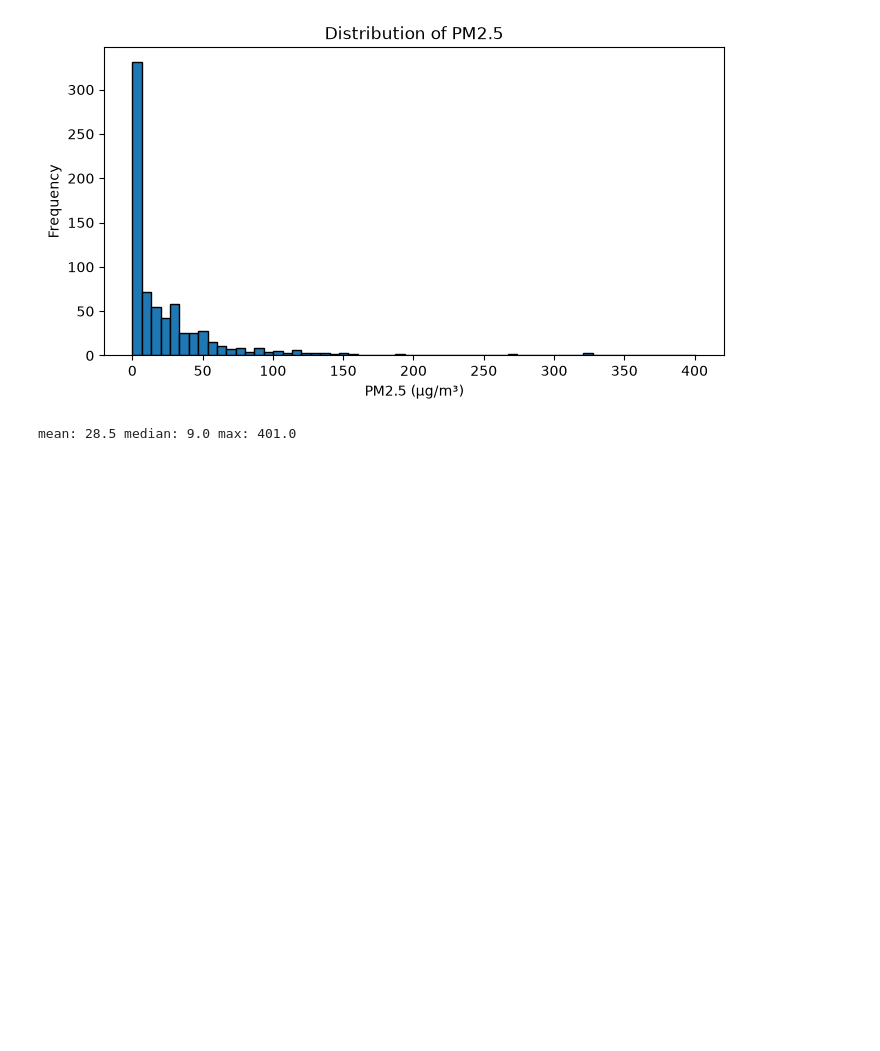
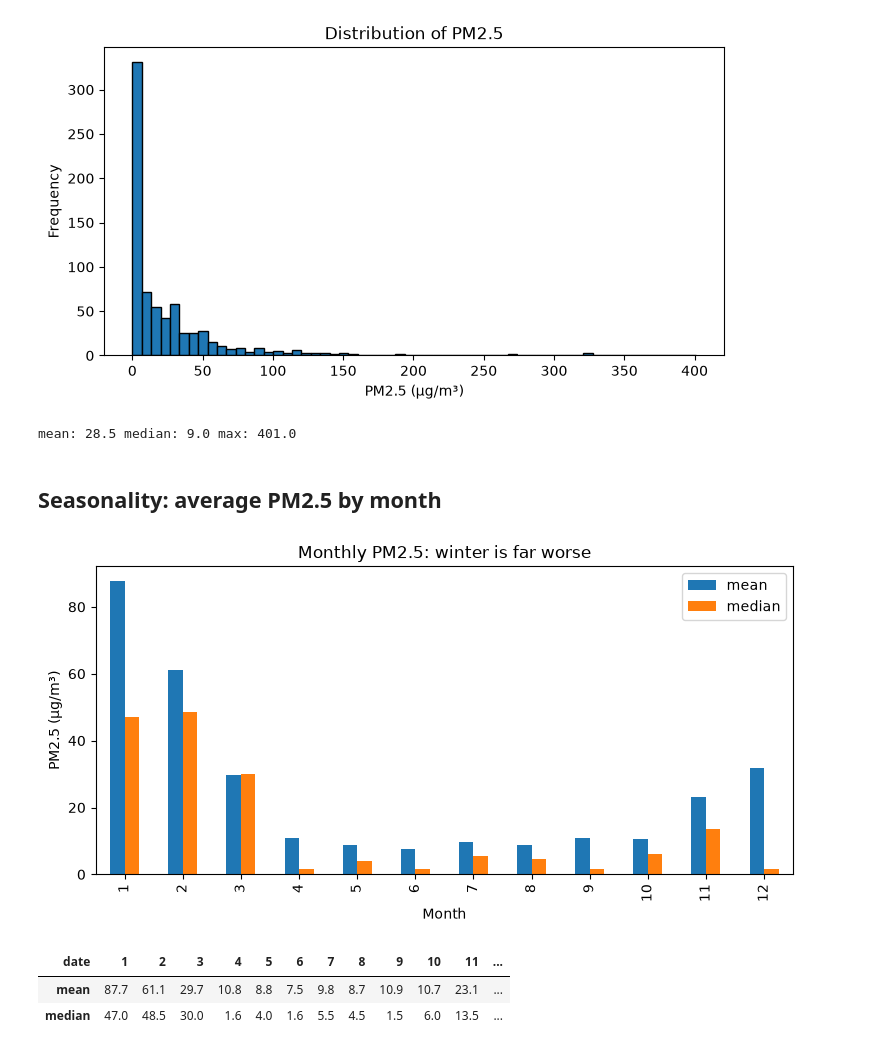
Before and after one commit to akylbek04/kyrgyzstan-open-data-analysis, a Jupyter notebook: notebooks/01_eda.ipynb, the cells around one changed output. Saved outputs shown, nothing was run; the diff lists cells and outputs as text; code cells hidden in the pictures; blank space fills up the shorter version.

Commit message:
EDA: show monthly seasonality

```diff
--- a/notebooks/01_eda.ipynb
+++ b/notebooks/01_eda.ipynb
@@ -56,3 +56,18 @@ print("mean:", round(df.pm25.mean(), 1), "median:", df.pm25.median(), "max:", df
 # %% [output]
 [figure]
 mean: 28.5 median: 9.0 max: 401.0
+# %% [markdown]
+## Seasonality: average PM2.5 by month
+# %%
+monthly = df.groupby(df.index.month)["pm25"].agg(["mean", "median"])
+monthly.plot.bar(figsize=(9, 4))
+plt.xlabel("Month")
+plt.ylabel("PM2.5 (µg/m³)")
+plt.title("Monthly PM2.5: winter is far worse")
+plt.show()
+monthly.round(1).T
+# %% [output]
+[figure, added]
+| date | 1 | 2 | 3 | 4 | 5 | 6 | 7 | 8 | 9 | 10 | 11 | ... |
+| mean | 87.7 | 61.1 | 29.7 | 10.8 | 8.8 | 7.5 | 9.8 | 8.7 | 10.9 | 10.7 | 23.1 | ... |
+| median | 47.0 | 48.5 | 30.0 | 1.6 | 4.0 | 1.6 | 5.5 | 4.5 | 1.5 | 6.0 | 13.5 | ... |
```
